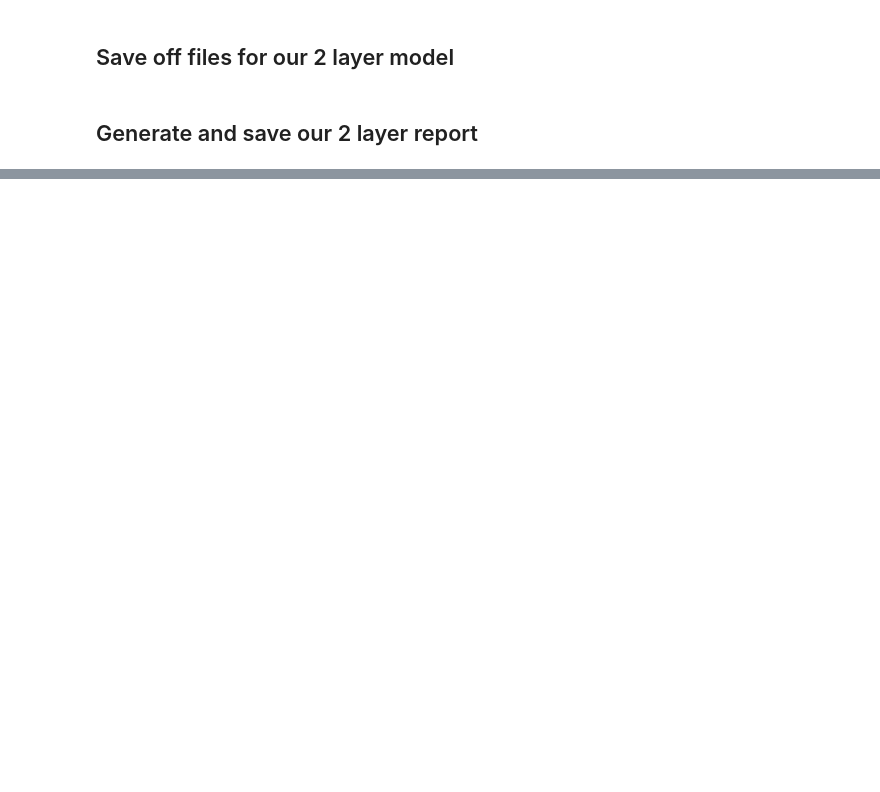
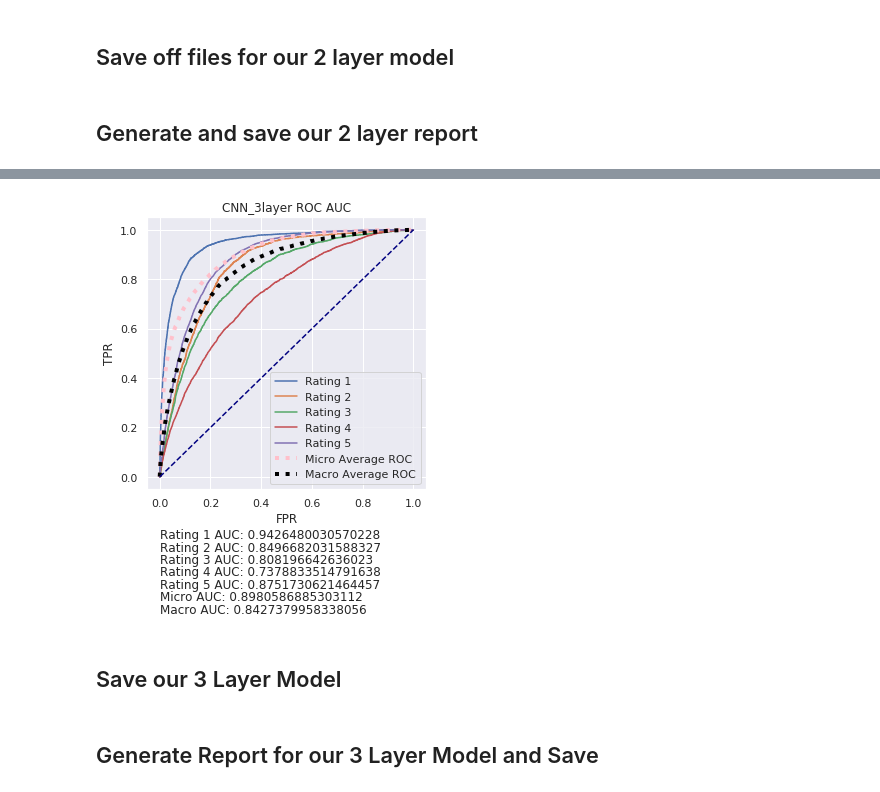
Before and after one commit to sv650s/sb-capstone, a Jupyter notebook: 2019_07_23_CNN_Multi_layer_prototype.ipynb, the cells around one changed output, grey strips where cells are left out. Saved outputs shown, nothing was run; the diff lists cells and outputs as text; code cells hidden in the pictures; blank space fills up the shorter version.

```diff
--- a/2019_07_23_CNN_Multi_layer_prototype.ipynb
+++ b/2019_07_23_CNN_Multi_layer_prototype.ipynb
@@ -293,0 +400,2 @@ report_df.to_csv(REPORT_FILE, index=False)
+# %%
+y_predict3 = model3.predict(X_test)
@@ -293,0 +428,8 @@ report_df.to_csv(REPORT_FILE, index=False)
+# %%
+roc_auc3, fpr3, tpr3 = ku.calculate_roc_auc(y_test, y_predict3)
+fig = plt.figure(figsize=(5,5))
+pu.plot_roc_auc(MODEL_NAME3, roc_auc3, fpr3, tpr3)
+# %% [output]
+[figure, added]
+# %% [markdown]
+## Save our 3 Layer Model
@@ -293,0 +447,2 @@ report_df.to_csv(REPORT_FILE, index=False)
+# %% [markdown]
+## Generate Report for our 3 Layer Model and Save
```
Also changed, not shown: parts of 29 cells of this notebook.
